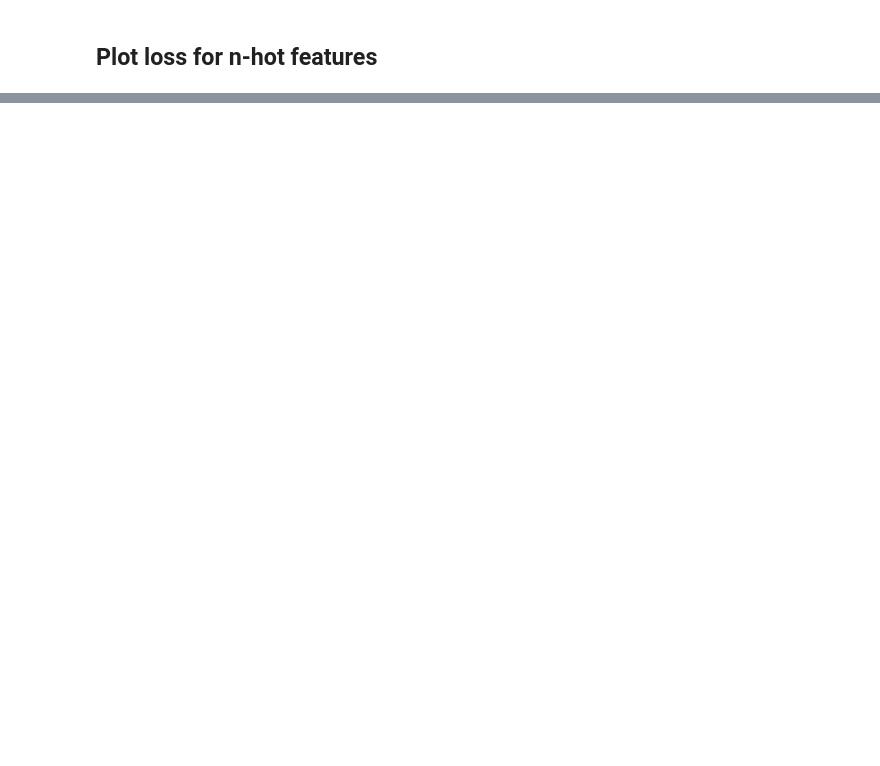
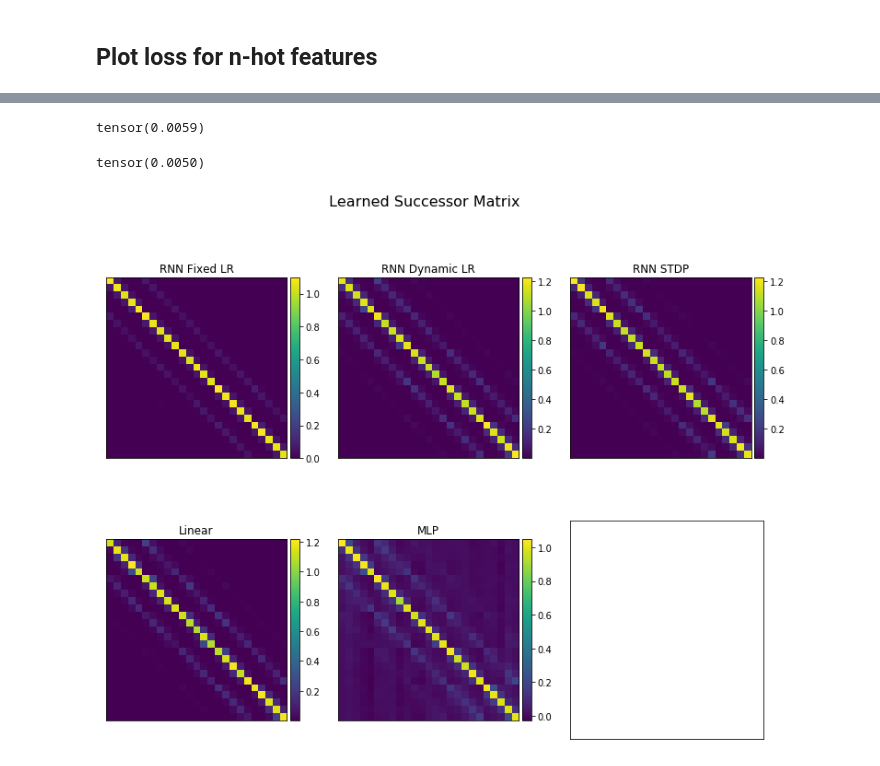
Before and after one commit to chingf/sr-project, a Jupyter notebook: notebooks/09-td-baselines.ipynb, the cells around one changed output, grey strips where cells are left out. Drawn from its saved outputs; the diff is of its cells as text; code cells hidden in the pictures; blank space fills up the shorter version.

Commit message:
Add comparison of learned Ms into td-baseline notebook

```diff
--- a/notebooks/09-td-baselines.ipynb
+++ b/notebooks/09-td-baselines.ipynb
@@ -121,0 +190,69 @@ plt.show()
+# %%
+# Linear
+linear = Linear(input_size=input_size)
+_, loss = train_linear(
+    save_path, linear, dataset, dataset_config, buffer_batch_size=1,
+    lr=1E-1, gamma=gamma, print_file=print_file
+    )
+print(loss)
+# %% [output]
+tensor(0.0059)
+# %%
+# MLP
+mlp = MLP(
+    input_size=input_size,
+    hidden_size=input_size*2)
+_, loss = train_mlp(
+    save_path, mlp, dataset, dataset_config, gamma=gamma, print_file=print_file
+    )
+print(loss)
+# %% [output]
+tensor(0.0050)
+# %%
+from mpl_toolkits.axes_grid1 import make_axes_locatable
+
+fig, axs = plt.subplots(2, 3, figsize=(6.4*2, 4.8*2))
+
+# RNN Fixed LR
+divider = make_axes_locatable(axs[0,0])
+cax = divider.append_axes('right', size='5%', pad=0.05)
+im = axs[0,0].imshow(rnn_fixedlr.get_M().detach().numpy())
+fig.colorbar(im, cax=cax, orientation='vertical')
+axs[0,0].set_title('RNN Fixed LR')
+
+# RNN Dynamic LR
+divider = make_axes_locatable(axs[0,1])
+cax = divider.append_axes('right', size='5%', pad=0.05)
+im = axs[0,1].imshow(rnn_dynalr.get_M().detach().numpy())
+fig.colorbar(im, cax=cax, orientation='vertical')
+axs[0,1].set_title('RNN Dynamic LR')
+
+# STDP RNN
+divider = make_axes_locatable(axs[0,2])
+cax = divider.append_axes('right', size='5%', pad=0.05)
+im = axs[0,2].imshow(rnn_stdp.get_M().detach().numpy())
+fig.colorbar(im, cax=cax, orientation='vertical')
+axs[0,2].set_title('RNN STDP')
+
+# Linear
+divider = make_axes_locatable(axs[1,0])
+cax = divider.append_axes('right', size='5%', pad=0.05)
+im = axs[1,0].imshow(linear.M.detach().numpy().squeeze())
+fig.colorbar(im, cax=cax, orientation='vertical')
+axs[1,0].set_title('Linear')
+
+# MLP
+divider = make_axes_locatable(axs[1,1])
+cax = divider.append_axes('right', size='5%', pad=0.05)
+im = axs[1,1].imshow(get_mlp_M(mlp).detach().numpy())
+fig.colorbar(im, cax=cax, orientation='vertical')
+axs[1,1].set_title('MLP')
+
+for ax in axs.flatten():
+    ax.set_xticks([])
+    ax.set_yticks([])
+
+plt.suptitle("Learned Successor Matrix", fontsize=16)
+plt.show()
+# %% [output]
+[figure, added]
```
Also changed, not shown: parts of 10 cells of this notebook, 1 other file.
